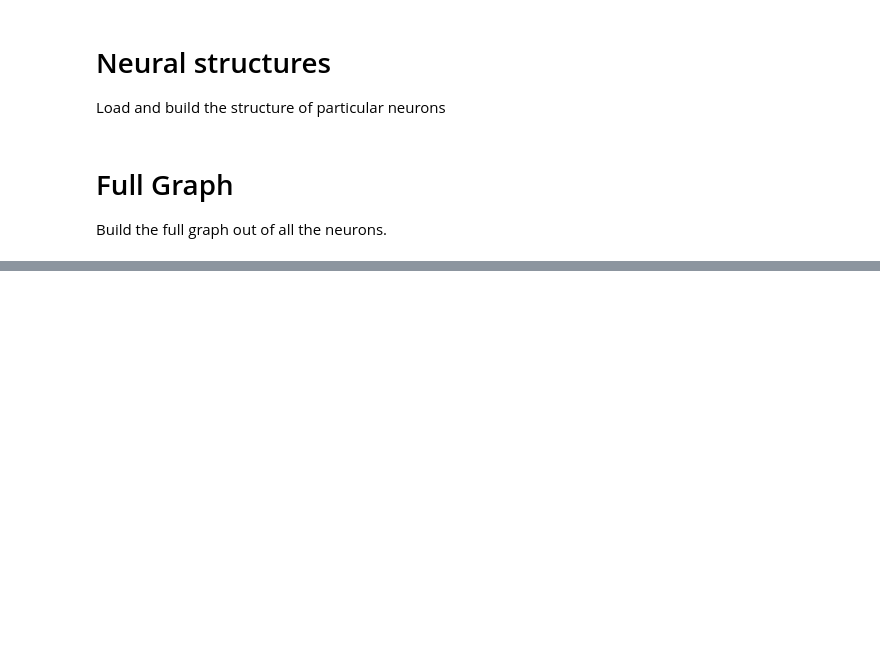
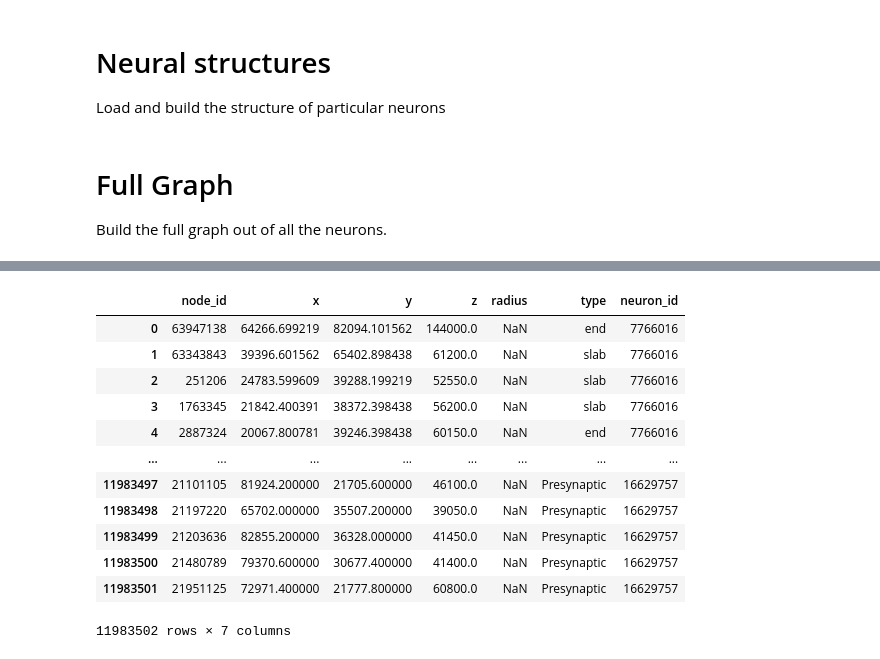
Before and after one commit to Leon-Parepko/Drosophila-Larvae-Simulation, a Jupyter notebook: Leon/catmaid/Build_Full_Graph.ipynb, the cells around one changed output, grey strips where cells are left out. Cells and saved outputs as stored; diff of their text form; code cells hidden in the pictures; blank space fills up the shorter version.

```diff
--- a/Leon/catmaid/Build_Full_Graph.ipynb
+++ b/Leon/catmaid/Build_Full_Graph.ipynb
@@ -212,0 +312,16 @@ network.save_as_nx_graph('./complete_graph.gml')
+# %%
+nodes_metadata
+# %% [output]
+|  | node_id | x | y | z | radius | type | neuron_id |
+| 0 | 63947138 | 64266.699219 | 82094.101562 | 144000.0 | NaN | end | 7766016 |
+| 1 | 63343843 | 39396.601562 | 65402.898438 | 61200.0 | NaN | slab | 7766016 |
+| 2 | 251206 | 24783.599609 | 39288.199219 | 52550.0 | NaN | slab | 7766016 |
+| 3 | 1763345 | 21842.400391 | 38372.398438 | 56200.0 | NaN | slab | 7766016 |
+| 4 | 2887324 | 20067.800781 | 39246.398438 | 60150.0 | NaN | end | 7766016 |
+| ... | ... | ... | ... | ... | ... | ... | ... |
+| 11983497 | 21101105 | 81924.200000 | 21705.600000 | 46100.0 | NaN | Presynaptic | 16629757 |
+| 11983498 | 21197220 | 65702.000000 | 35507.200000 | 39050.0 | NaN | Presynaptic | 16629757 |
+| 11983499 | 21203636 | 82855.200000 | 36328.000000 | 41450.0 | NaN | Presynaptic | 16629757 |
+| 11983500 | 21480789 | 79370.600000 | 30677.400000 | 41400.0 | NaN | Presynaptic | 16629757 |
+| 11983501 | 21951125 | 72971.400000 | 21777.800000 | 60800.0 | NaN | Presynaptic | 16629757 |
+11983502 rows × 7 columns
```
Also changed, not shown: parts of 8 cells of this notebook, 2 other files.
